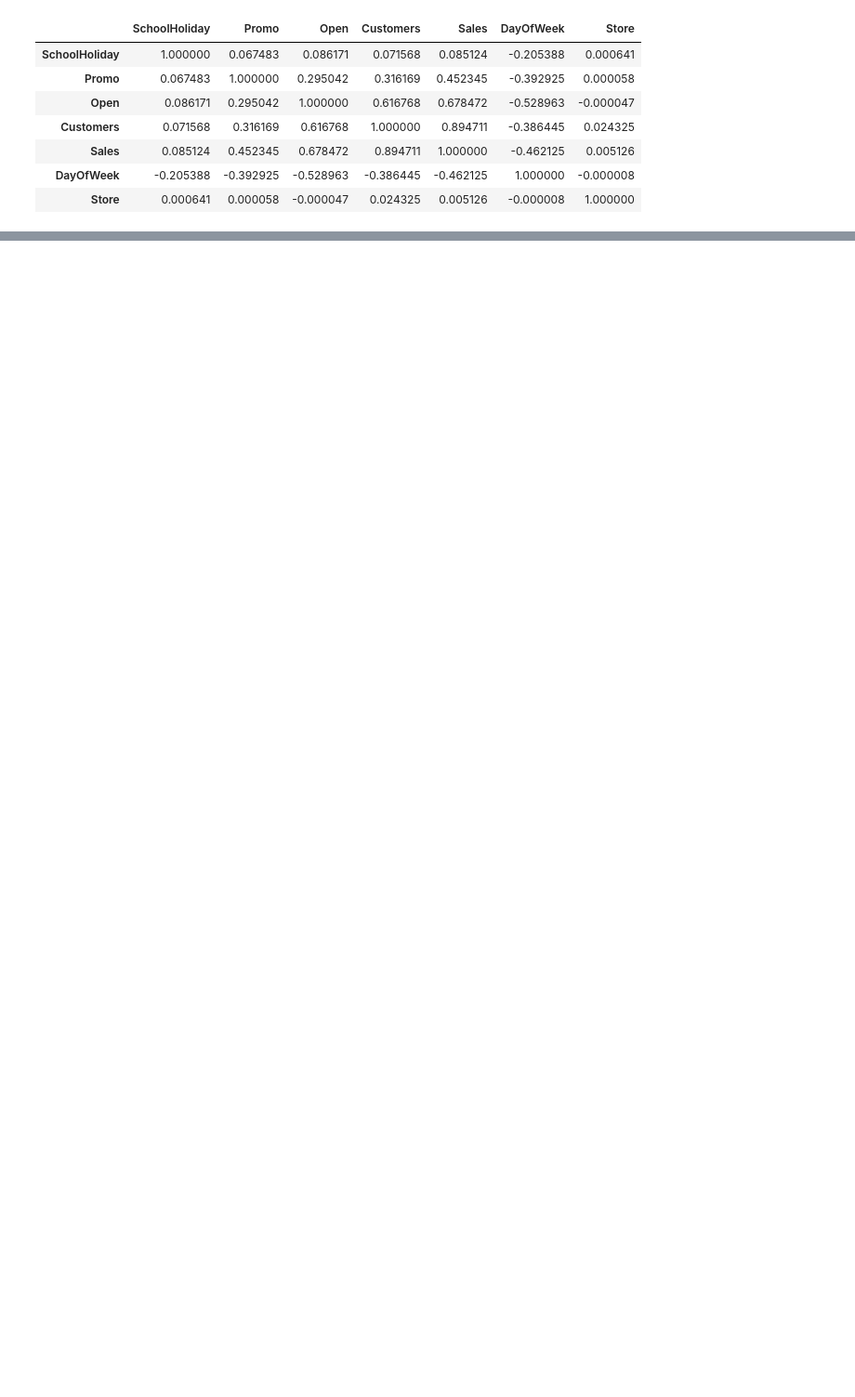
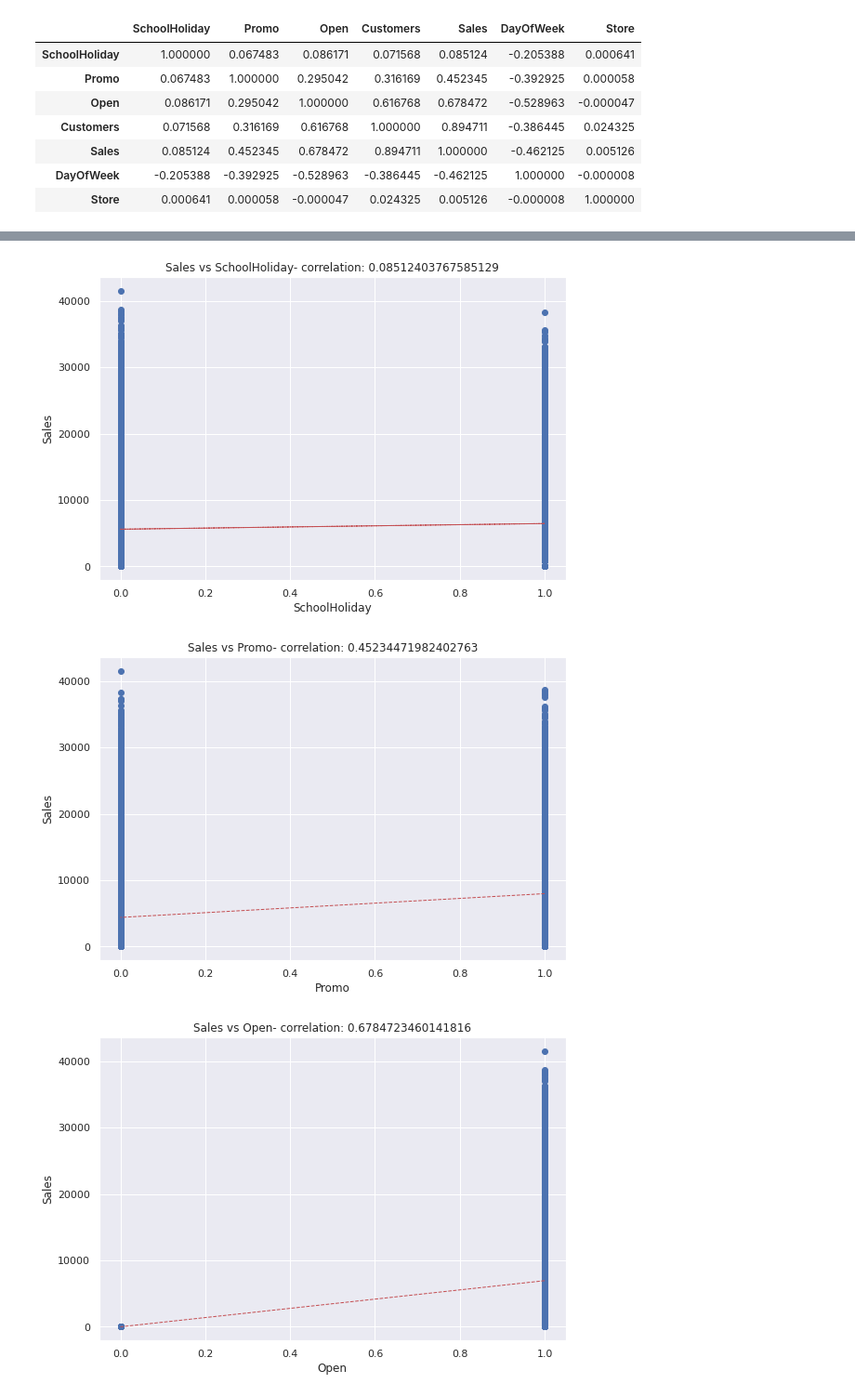
Before and after one commit to GauravBFG10K/Retail_Sales_Regression-Analysis, a Jupyter notebook: Rossmann_Sales_Prediction_Regression_Gaurav_Tiwari.ipynb, the cells around one changed output, grey strips where cells are left out. Shown: that part at 93% size. Drawn from its saved outputs; the diff is of its cells as text; code cells hidden in the pictures; blank space fills up the shorter version.

```diff
--- a/Rossmann_Sales_Prediction_Regression_Gaurav_Tiwari.ipynb
+++ b/Rossmann_Sales_Prediction_Regression_Gaurav_Tiwari.ipynb
@@ -211,0 +214,21 @@ sns.heatmap(corr_df, vmin=-1, cmap='coolwarm', annot=True)
+# %%
+for col in nf[1:-1]:
+    fig = plt.figure(figsize=(9, 6))
+    ax = fig.gca()
+    feature = df[col]
+    label = df['Sales']
+    correlation = feature.corr(label)
+    plt.scatter(x=feature, y=label)
+    plt.xlabel(col)
+    plt.ylabel('Sales')
+    ax.set_title('Sales vs ' + col + '- correlation: ' + str(correlation))
+    z = np.polyfit(df[col], df['Sales'], 1)
+    y_hat = np.poly1d(z)(df[col])
+
+    plt.plot(df[col], y_hat, "r--", lw=1)
+
+plt.show()
+# %% [output]
+[figure, added]
+[figure, added]
+[figure, added]
```
Also changed, not shown: parts of 19 cells of this notebook.
